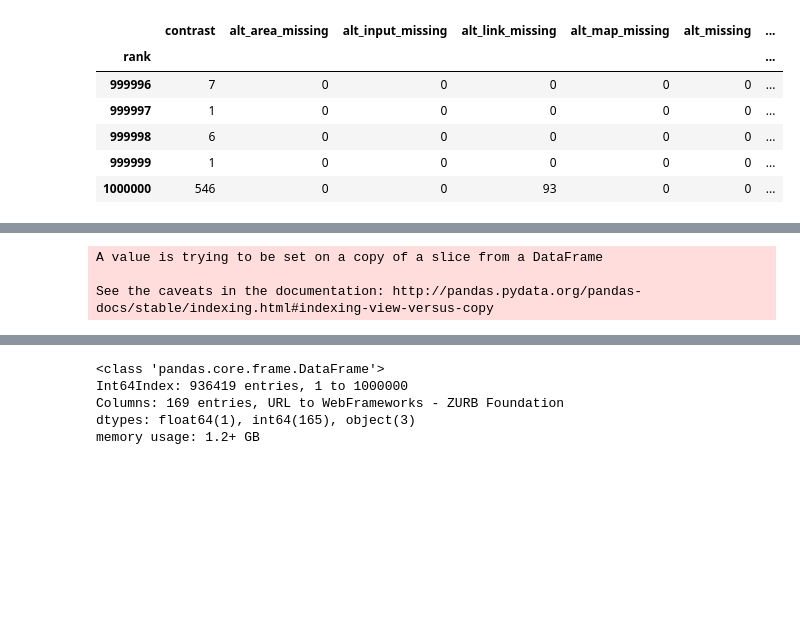
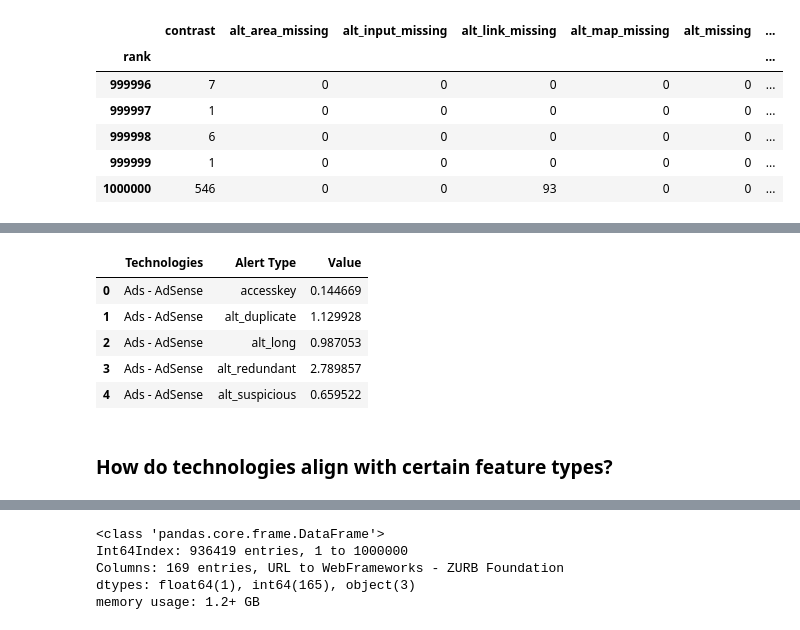
Before and after one commit to McKlayne/WebAIM-Million, a Jupyter notebook: McKlayne.ipynb, the cells around one changed output, grey strips where cells are left out. Saved outputs shown, nothing was run; the diff lists cells and outputs as text; code cells hidden in the pictures; blank space fills up the shorter version.

```diff
--- a/McKlayne.ipynb
+++ b/McKlayne.ipynb
@@ -391,20 +183,24 @@ See the caveats in the documentation: http://pandas.pydata.org/pandas-docs/stabl
-# %%
-top_total_errors = {}
-
-for i in range(len(web_frameworks.columns)):
-    tech_type = errors_tech[web_frameworks.columns[i]] == 1
-    tech_with_errors = errors_tech[tech_type]
-    tech_with_errors.loc['Total'] = tech_with_errors.sum()
-    top_errors = tech_with_errors.loc['Total']
-
-    top_total_errors[web_frameworks.columns[i]] = top_errors
-
-df = pd.DataFrame(top_total_errors)
-
-total_errors_web_frameworks = df.T.loc[:,'contrast':'title_invalid']
-
-#total_errors_web_frameworks.to_csv('web_frameworks_errors.csv')
-# %% [output]
-A value is trying to be set on a copy of a slice from a DataFrame
-
-See the caveats in the documentation: http://pandas.pydata.org/pandas-docs/stable/indexing.html#indexing-view-versus-copy
+# %%
+alerts_tech = {}
+alerts_tech['Technologies'] = []
+alerts_tech['Alert Type'] = []
+alerts_tech['Value'] = []
+
+for i in range(len(technologies.columns)):
+    for j in range(len(wave_alerts.columns)):
+        alerts_tech['Technologies'].append(technologies.columns[i])
+        alerts_tech['Alert Type'].append(wave_alerts.columns[j])
+        alerts_tech['Value'].append(alerts_analysis.loc[wave_alerts.columns[j],technologies.columns[i]])
+
+
+alerts_and_tech_analysis = pd.DataFrame(alerts_tech)
+alerts_and_tech_analysis.head()
+# %% [output]
+|  | Technologies | Alert Type | Value |
+| 0 | Ads - AdSense | accesskey | 0.144669 |
+| 1 | Ads - AdSense | alt_duplicate | 1.129928 |
+| 2 | Ads - AdSense | alt_long | 0.987053 |
+| 3 | Ads - AdSense | alt_redundant | 2.789857 |
+| 4 | Ads - AdSense | alt_suspicious | 0.659522 |
+# %% [markdown]
+### How do technologies align with certain feature types?
```
Also changed, not shown: parts of 18 cells of this notebook.
